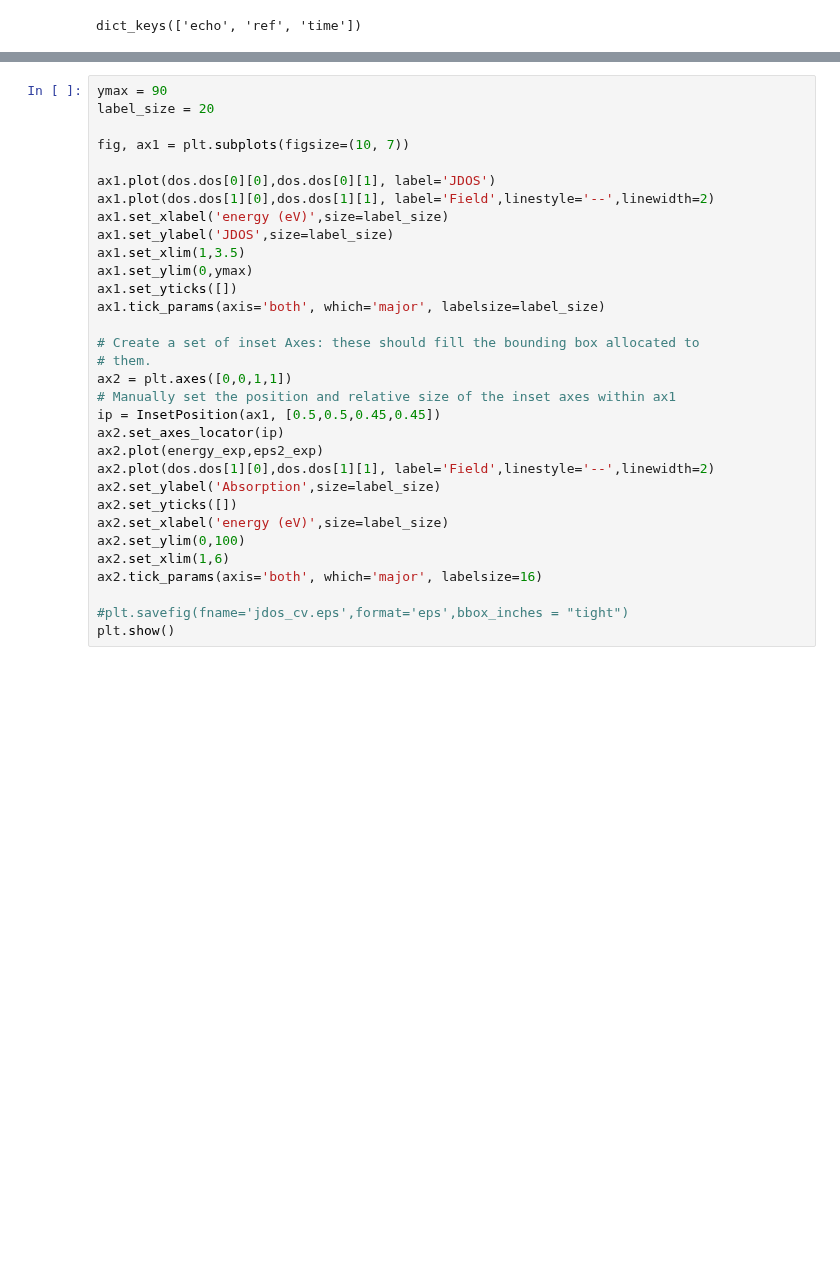
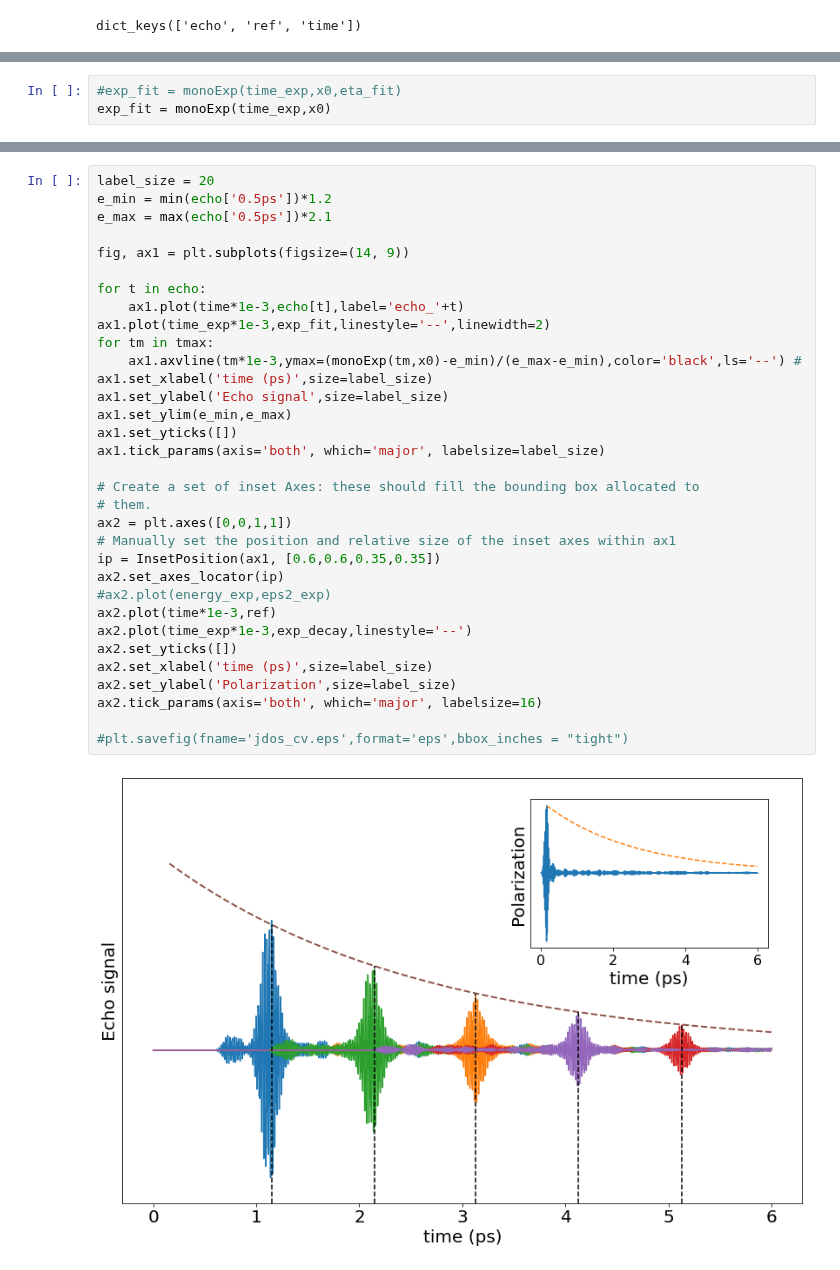
Before and after one commit to marcodalessandro76/Echo_mechanisms_decay_time_optical_orientation, a Jupyter notebook: PHOTON_ECO/ANALYSIS_Plot.ipynb, the cells around one changed output, grey strips where cells are left out. Cells and saved outputs as stored; diff of their text form; blank space fills up the shorter version.

```diff
--- a/PHOTON_ECO/ANALYSIS_Plot.ipynb
+++ b/PHOTON_ECO/ANALYSIS_Plot.ipynb
@@ -45 +81,4 @@ plt.plot(time_eta,exp_decay,linestyle='--')
+# %%
+#exp_fit = monoExp(time_exp,x0,eta_fit)
+exp_fit = monoExp(time_exp,x0)
 # %%
@@ -47,32 +90,35 @@ plt.plot(time_eta,exp_decay,linestyle='--')
 # %%
-ymax = 90
 label_size = 20
+e_min = min(echo['0.5ps'])*1.2
+e_max = max(echo['0.5ps'])*2.1
 
-fig, ax1 = plt.subplots(figsize=(10, 7))
+fig, ax1 = plt.subplots(figsize=(14, 9))
 
-ax1.plot(dos.dos[0][0],dos.dos[0][1], label='JDOS')
-ax1.plot(dos.dos[1][0],dos.dos[1][1], label='Field',linestyle='--',linewidth=2)
-ax1.set_xlabel('energy (eV)',size=label_size)
-ax1.set_ylabel('JDOS',size=label_size)
-ax1.set_xlim(1,3.5)
-ax1.set_ylim(0,ymax)
+for t in echo:
+    ax1.plot(time*1e-3,echo[t],label='echo_'+t)
+ax1.plot(time_exp*1e-3,exp_fit,linestyle='--',linewidth=2)
+for tm in tmax:
+    ax1.axvline(tm*1e-3,ymax=(monoExp(tm,x0)-e_min)/(e_max-e_min),color='black',ls='--') #
+ax1.set_xlabel('time (ps)',size=label_size)
+ax1.set_ylabel('Echo signal',size=label_size)
+ax1.set_ylim(e_min,e_max)
 ax1.set_yticks([])
 ax1.tick_params(axis='both', which='major', labelsize=label_size)
 
 # Create a set of inset Axes: these should fill the bounding box allocated to
 # them.
 ax2 = plt.axes([0,0,1,1])
 # Manually set the position and relative size of the inset axes within ax1
-ip = InsetPosition(ax1, [0.5,0.5,0.45,0.45])
+ip = InsetPosition(ax1, [0.6,0.6,0.35,0.35])
 ax2.set_axes_locator(ip)
-ax2.plot(energy_exp,eps2_exp)
-ax2.plot(dos.dos[1][0],dos.dos[1][1], label='Field',linestyle='--',linewidth=2)
-ax2.set_ylabel('Absorption',size=label_size)
+#ax2.plot(energy_exp,eps2_exp)
+ax2.plot(time*1e-3,ref)
+ax2.plot(time_exp*1e-3,exp_decay,linestyle='--')
 ax2.set_yticks([])
-ax2.set_xlabel('energy (eV)',size=label_size)
-ax2.set_ylim(0,100)
-ax2.set_xlim(1,6)
+ax2.set_xlabel('time (ps)',size=label_size)
+ax2.set_ylabel('Polarization',size=label_size)
 ax2.tick_params(axis='both', which='major', labelsize=16)
 
 #plt.savefig(fname='jdos_cv.eps',format='eps',bbox_inches = "tight")
-plt.show()
+# %% [output]
+[figure, added]
```
Also changed, not shown: parts of 17 cells of this notebook.
